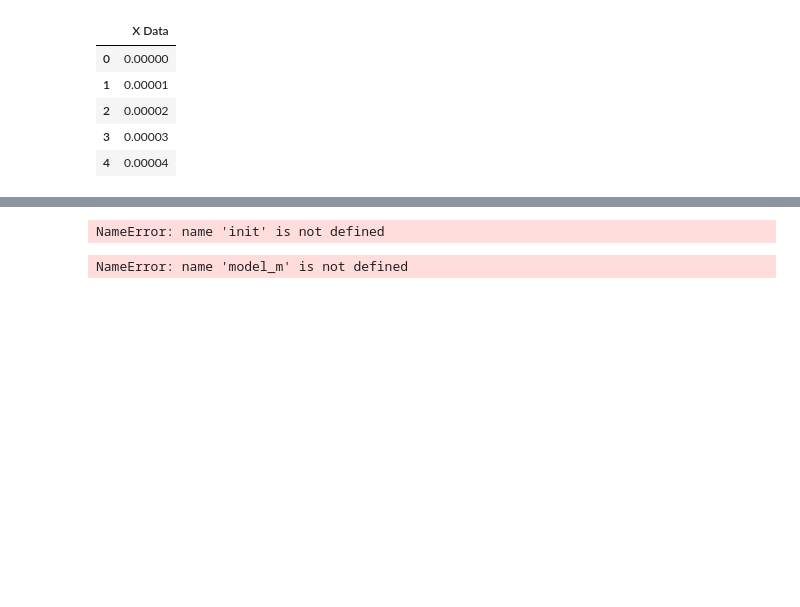
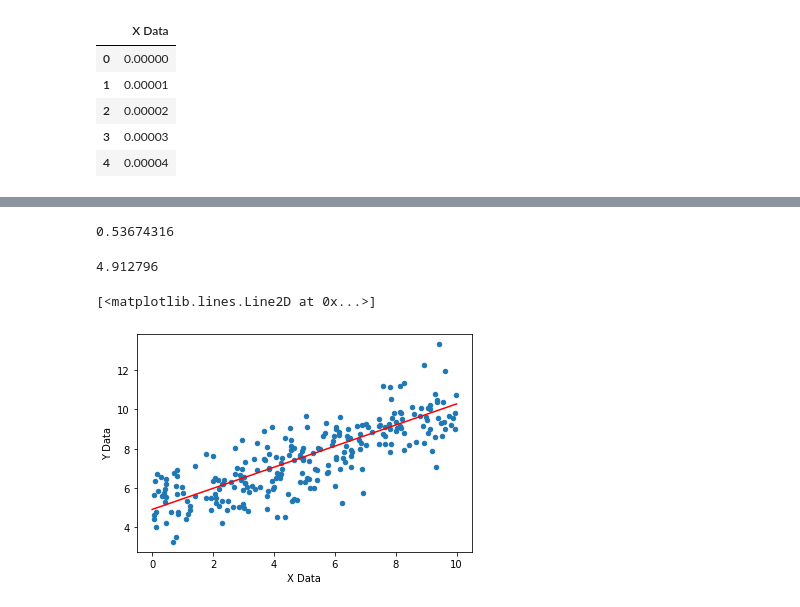
Before and after one commit to theflamio/TensorFlowForDeepLearningWithPython, a Jupyter notebook: notebooks/02-TensorFlow-Basic/05-TensorFlow-Regression-Examlpe.ipynb, the cells around one changed output, grey strips where cells are left out. Saved outputs shown, nothing was run; the diff lists cells and outputs as text; code cells hidden in the pictures; blank space fills up the shorter version.

```diff
--- a/notebooks/02-TensorFlow-Basic/05-TensorFlow-Regression-Examlpe.ipynb
+++ b/notebooks/02-TensorFlow-Basic/05-TensorFlow-Regression-Examlpe.ipynb
@@ -97,10 +96,20 @@ with tf.compat.v1.Session() as sess:
 
         sess.run(train,feed_dict=feed)
 
-    model_m , model_b = sess.run(m,b)
+    model_m , model_b = sess.run([m,b])
-# %% [output]
-NameError: name 'init' is not defined
 # %%
 model_m
 # %% [output]
-NameError: name 'model_m' is not defined
+0.53674316
+# %%
+model_b
+# %% [output]
+4.912796
+# %%
+y_hat = x_data*model_m + model_b
+# %%
+my_data.sample(250).plot(kind='scatter',x='X Data',y='Y Data')
+plt.plot(x_data,y_hat,'r')
+# %% [output]
+[<matplotlib.lines.Line2D at 0x...>]
+[figure, added]
```
Also changed, not shown: parts of 11 cells of this notebook, 2 other files.
